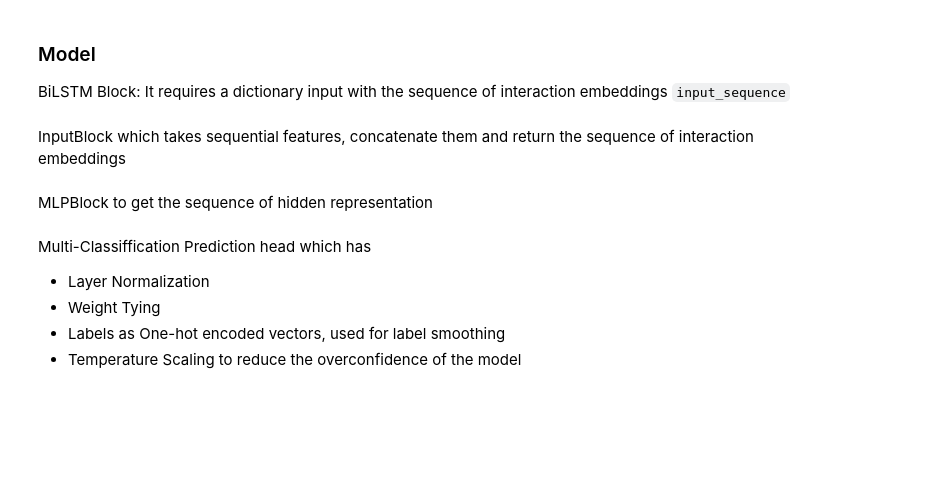
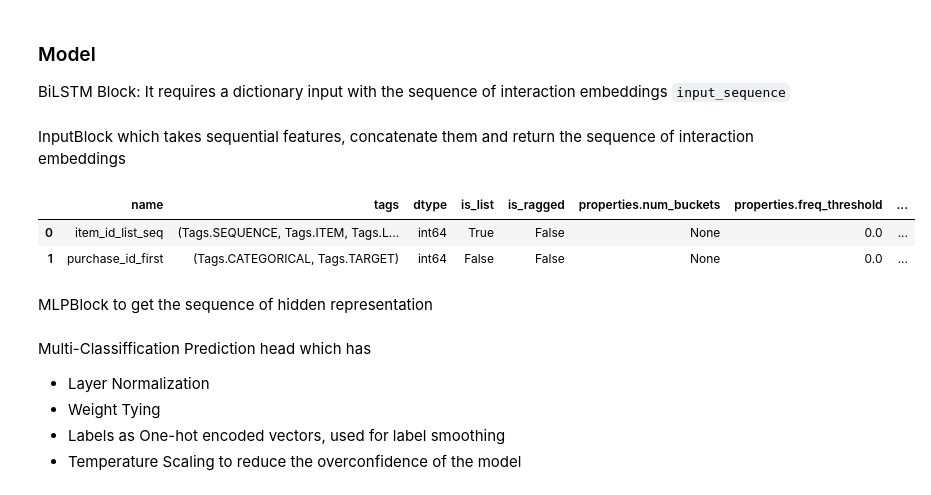
Before and after one commit to rvk007/models, a Jupyter notebook: examples/usecases/recsys22-examples/RecSys2022-Dressipi.ipynb, the cells around one changed output. Cells and saved outputs as stored; diff of their text form; code cells hidden in the pictures; blank space fills up the shorter version.

```diff
--- a/examples/usecases/recsys22-examples/RecSys2022-Dressipi.ipynb
+++ b/examples/usecases/recsys22-examples/RecSys2022-Dressipi.ipynb
@@ -436,6 +493,13 @@ class BiLSTM(mm.Block):
 bilstm = BiLSTM(hidden_dim=BI_LSTM_HIDDEN_DIM)
 # %% [markdown]
 InputBlock which takes sequential features, concatenate them and return the sequence of interaction embeddings
+# %%
+schema_model = train.schema.select_by_name(['item_id_list_seq', 'purchase_id_first'])
+schema_model
+# %% [output]
+|  | name | tags | dtype | is_list | is_ragged | properties.num_buckets | properties.freq_threshold | ... |
+| 0 | item_id_list_seq | (Tags.SEQUENCE, Tags.ITEM, Tags.L... | int64 | True | False | None | 0.0 | ... |
+| 1 | purchase_id_first | (Tags.CATEGORICAL, Tags.TARGET) | int64 | False | False | None | 0.0 | ... |
 # %%
 inputs = InputBlock(
         schema_model,
```
Also changed, not shown: parts of 36 cells of this notebook, 1 other file.
